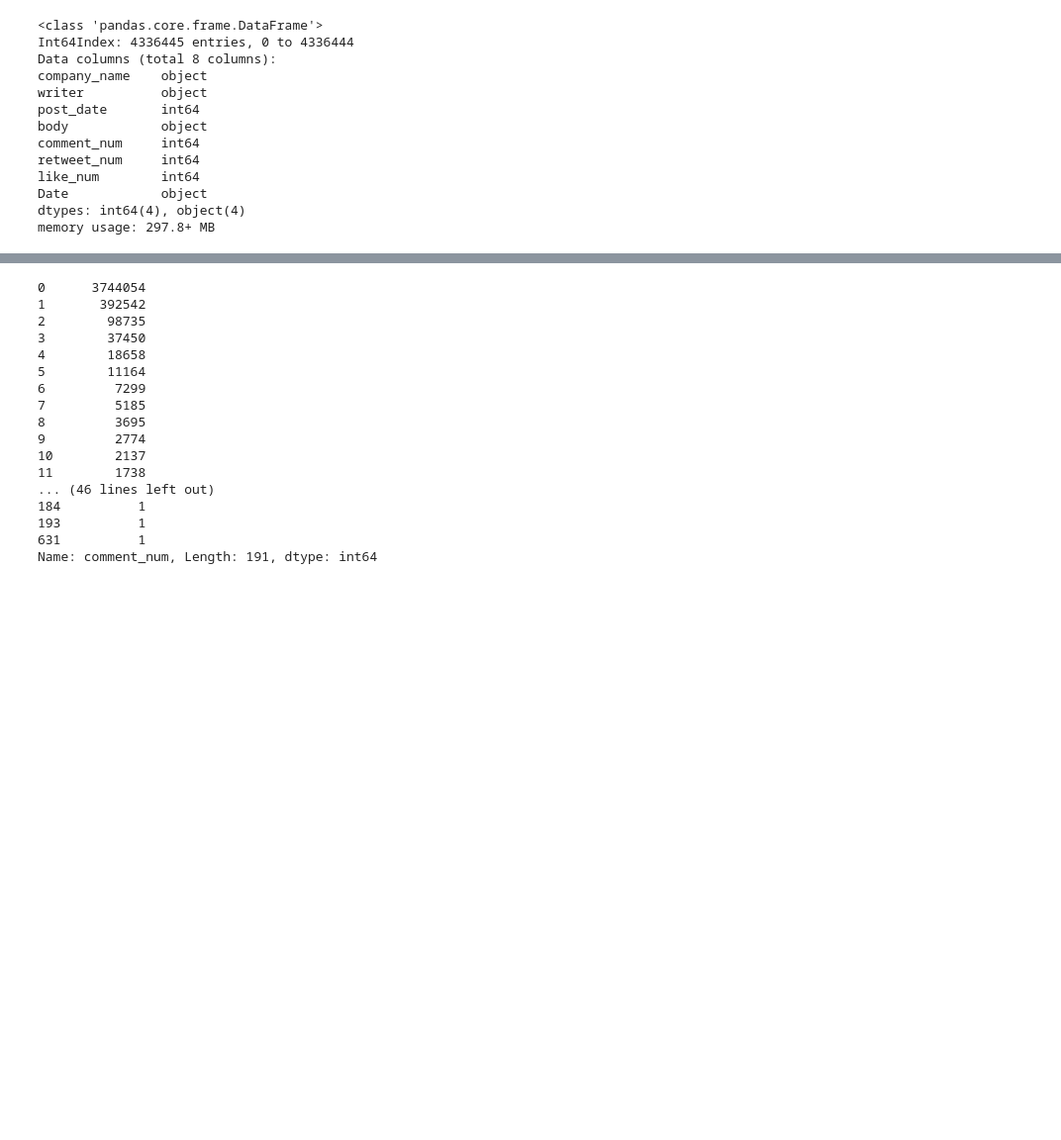
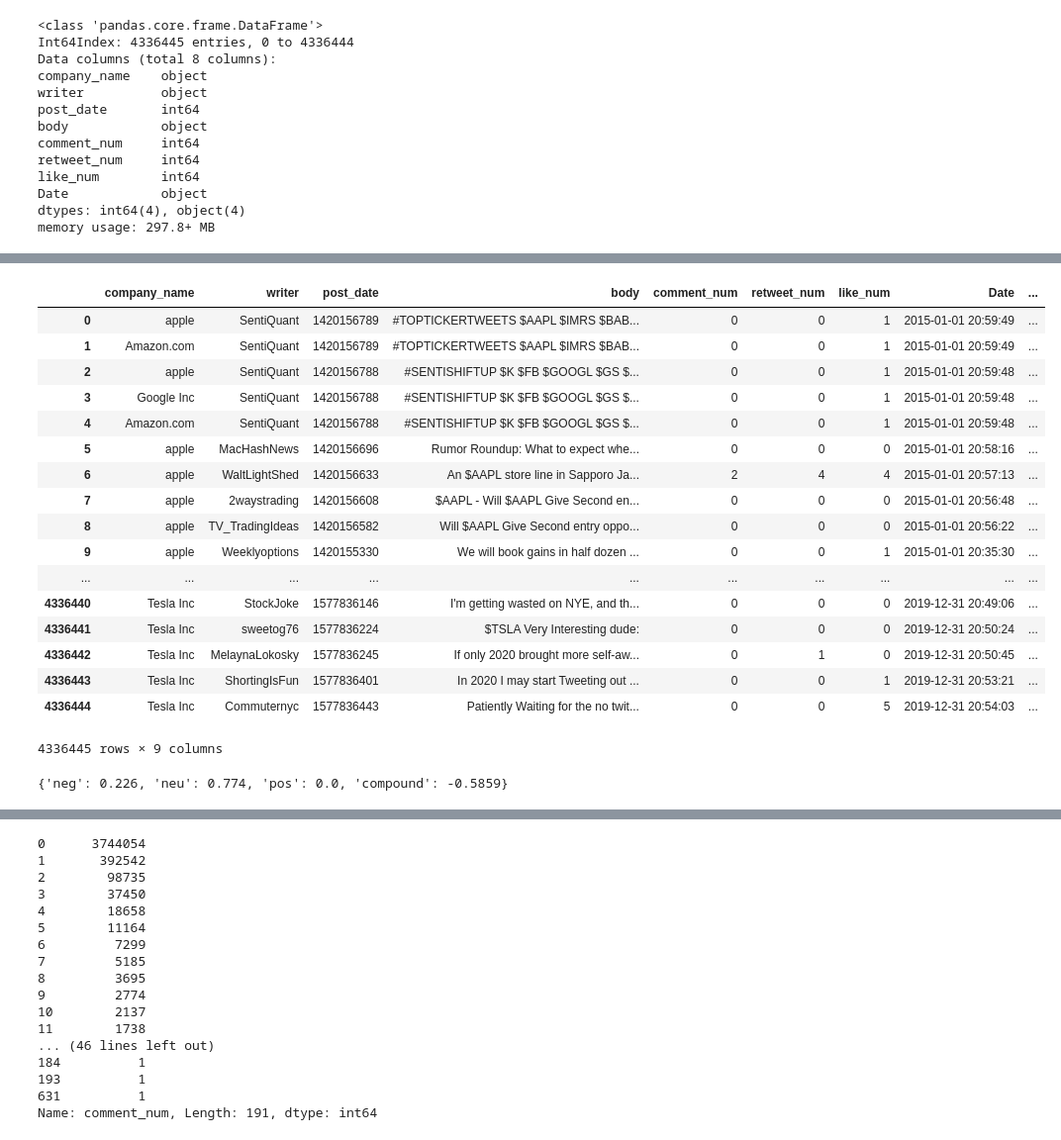
Before and after one commit to Jcss3/Analise-de-Sentimentos, a Jupyter notebook: Untitled.ipynb, the cells around one changed output, grey strips where cells are left out. Shown: that part at 99% size. Saved outputs shown, nothing was run; the diff lists cells and outputs as text; code cells hidden in the pictures; blank space fills up the shorter version.

```diff
--- a/Untitled.ipynb
+++ b/Untitled.ipynb
@@ -123,3 +123,9 @@ like_num        int64
 Date            object
 dtypes: int64(4), object(4)
 memory usage: 297.8+ MB
+# %%
+sentenca = dados_tweet_company.body[0]
+print(sentenca)
+
+sentenca_2 = dados_tweet_company.body[100]
+print(sentenca_2)
@@ -125,0 +135,37 @@ memory usage: 297.8+ MB
+# %%
+def replace_all(texto):
+    palavras_especiais = [word for word in texto.split(' ') if word.startswith(('#','$','@'))]
+    #print(palavras_especiais)
+    sentenca = ' '.join(x for x in texto.split(' ') if x not in palavras_especiais)
+    return sentenca
+
+new_strings = dados_tweet_company.body.apply(replace_all)
+dados_tweet_company['Processed_Tweet'] = list(new_strings)
+# %%
+dados_tweet_company
+# %% [output]
+|  | company_name | writer | post_date | body | comment_num | retweet_num | like_num | Date | ... |
+| 0 | apple | SentiQuant | 1420156789 | #TOPTICKERTWEETS $AAPL $IMRS $BAB... | 0 | 0 | 1 | 2015-01-01 20:59:49 | ... |
+| 1 | Amazon.com | SentiQuant | 1420156789 | #TOPTICKERTWEETS $AAPL $IMRS $BAB... | 0 | 0 | 1 | 2015-01-01 20:59:49 | ... |
+| 2 | apple | SentiQuant | 1420156788 | #SENTISHIFTUP $K $FB $GOOGL $GS $... | 0 | 0 | 1 | 2015-01-01 20:59:48 | ... |
+| 3 | Google Inc | SentiQuant | 1420156788 | #SENTISHIFTUP $K $FB $GOOGL $GS $... | 0 | 0 | 1 | 2015-01-01 20:59:48 | ... |
+| 4 | Amazon.com | SentiQuant | 1420156788 | #SENTISHIFTUP $K $FB $GOOGL $GS $... | 0 | 0 | 1 | 2015-01-01 20:59:48 | ... |
+| 5 | apple | MacHashNews | 1420156696 | Rumor Roundup: What to expect whe... | 0 | 0 | 0 | 2015-01-01 20:58:16 | ... |
+| 6 | apple | WaltLightShed | 1420156633 | An $AAPL store line in Sapporo Ja... | 2 | 4 | 4 | 2015-01-01 20:57:13 | ... |
+| 7 | apple | 2waystrading | 1420156608 | $AAPL - Will $AAPL Give Second en... | 0 | 0 | 0 | 2015-01-01 20:56:48 | ... |
+| 8 | apple | TV_TradingIdeas | 1420156582 | Will $AAPL Give Second entry oppo... | 0 | 0 | 0 | 2015-01-01 20:56:22 | ... |
+| 9 | apple | Weeklyoptions | 1420155330 | We will book gains in half dozen ... | 0 | 0 | 1 | 2015-01-01 20:35:30 | ... |
+| ... | ... | ... | ... | ... | ... | ... | ... | ... | ... |
+| 4336440 | Tesla Inc | StockJoke | 1577836146 | I'm getting wasted on NYE, and th... | 0 | 0 | 0 | 2019-12-31 20:49:06 | ... |
+| 4336441 | Tesla Inc | sweetog76 | 1577836224 | $TSLA Very Interesting dude: | 0 | 0 | 0 | 2019-12-31 20:50:24 | ... |
+| 4336442 | Tesla Inc | MelaynaLokosky | 1577836245 | If only 2020 brought more self-aw... | 0 | 1 | 0 | 2019-12-31 20:50:45 | ... |
+| 4336443 | Tesla Inc | ShortingIsFun | 1577836401 | In 2020 I may start Tweeting out ... | 0 | 0 | 1 | 2019-12-31 20:53:21 | ... |
+| 4336444 | Tesla Inc | Commuternyc | 1577836443 | Patiently Waiting for the no twit... | 0 | 0 | 5 | 2019-12-31 20:54:03 | ... |
+4336445 rows × 9 columns
+# %%
+
+from nltk.sentiment.vader import SentimentIntensityAnalyzer
+sid = SentimentIntensityAnalyzer()
+sid.polarity_scores(dados_tweet_company.body[4336442])
+# %% [output]
+{'neg': 0.226, 'neu': 0.774, 'pos': 0.0, 'compound': -0.5859}
```
Also changed, not shown: parts of 3 cells of this notebook.
